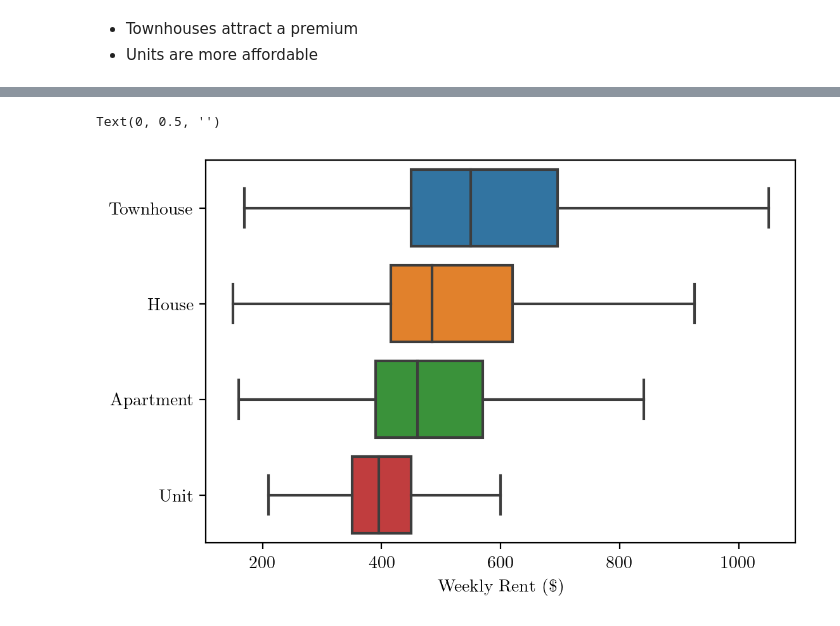
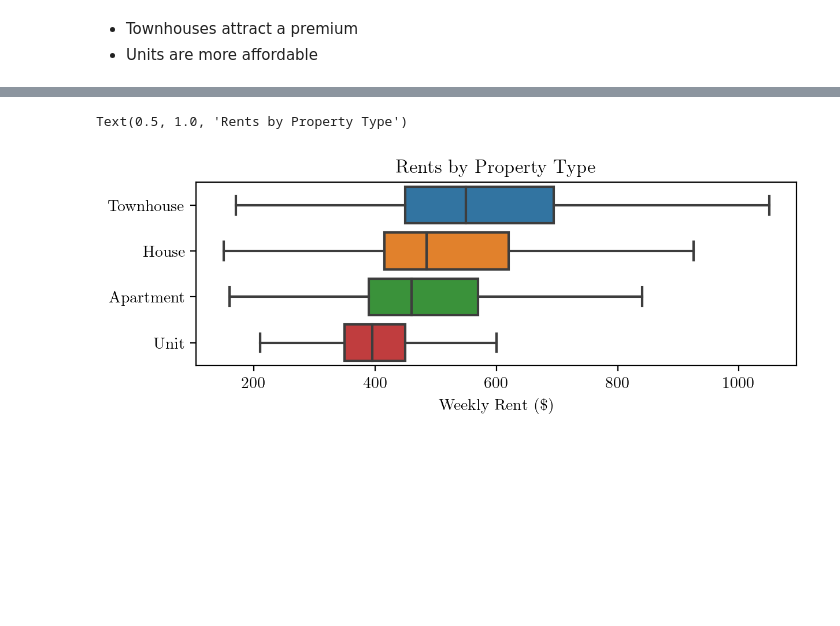
Before and after one commit to MAST30034-Applied-Data-Science/generic-real-estate-consulting-project-group-21, a Jupyter notebook: notebooks/question-one-modelling-analysis.ipynb, the cells around one changed output, grey strips where cells are left out. Saved outputs shown, nothing was run; the diff lists cells and outputs as text; code cells hidden in the pictures; blank space fills up the shorter version.

```diff
--- a/notebooks/question-one-modelling-analysis.ipynb
+++ b/notebooks/question-one-modelling-analysis.ipynb
@@ -170,7 +198,10 @@ sns.histplot(data=df, x='price', hue='propertyType', multiple='stack',
 # %%
+rcParams['figure.figsize'] = 6.70132, 2.1
+
 sns.boxplot(data=df, x='price', y='propertyType', showfliers=False, order=selected_property_types)
 plt.xlabel(r'Weekly Rent (\$)')
 plt.ylabel('')
+plt.title('Rents by Property Type')
 # %% [output]
-Text(0, 0.5, '')
+Text(0.5, 1.0, 'Rents by Property Type')
-[figure, old version]
+[figure, new version]
```
Also changed, not shown: parts of 31 cells of this notebook, 2 other files.
